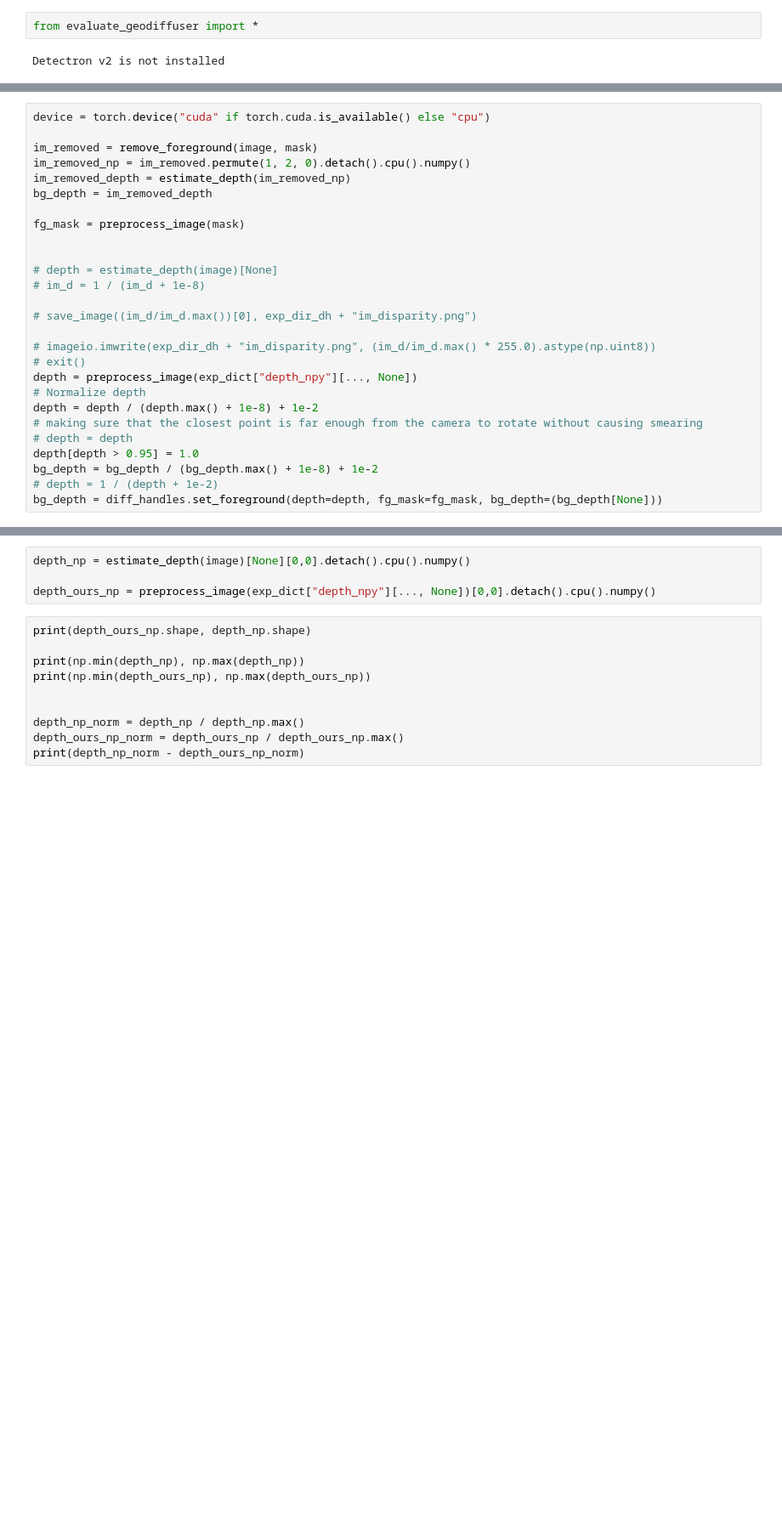
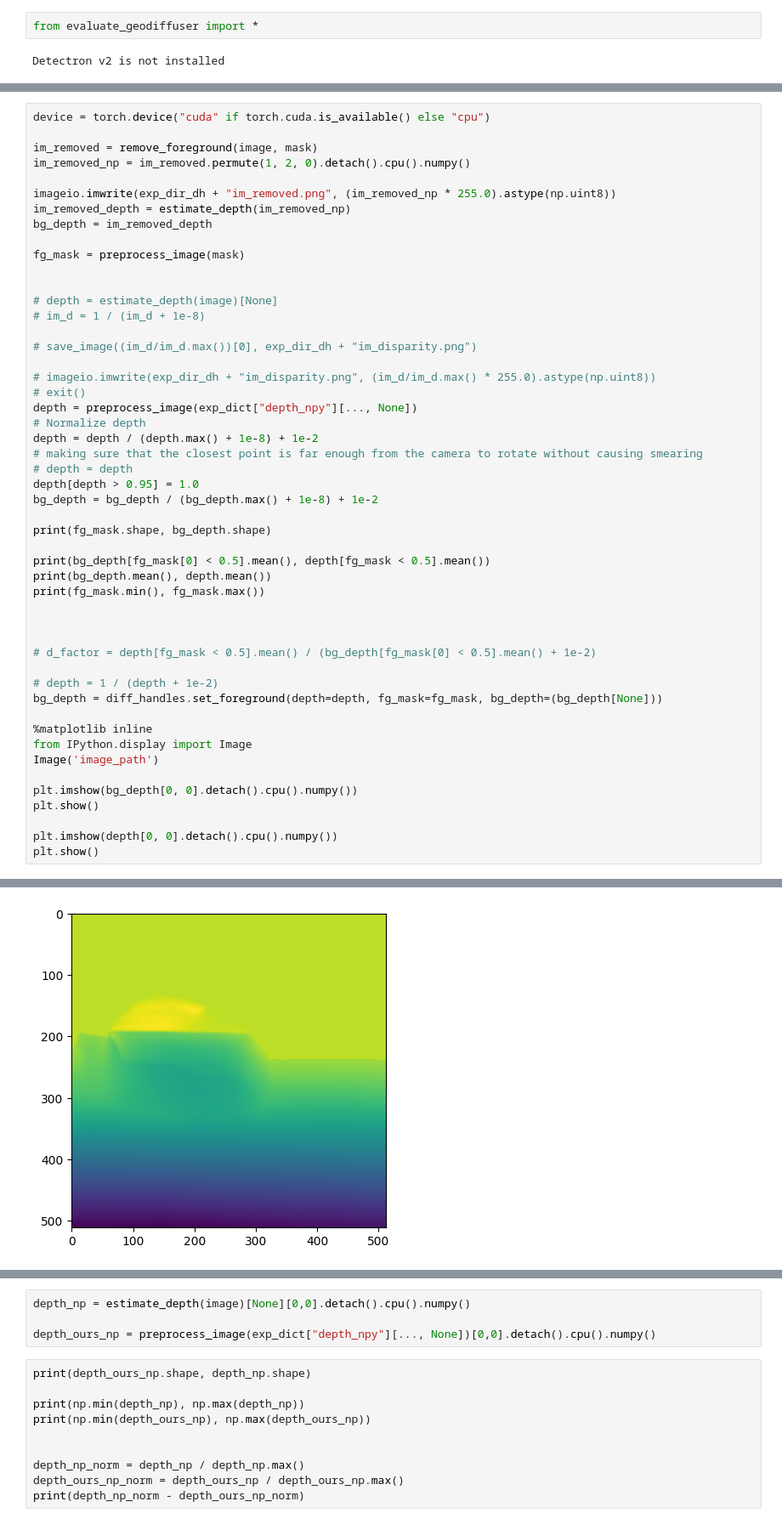
Before and after one commit to RahulSajnani/GeoDiffuser, a Jupyter notebook: Evaluation/DiffusionHandles/evaluate_geodiffuser.ipynb, the cells around one changed output, grey strips where cells are left out. Shown at 85% size. Drawn from its saved outputs; the diff is of its cells as text; blank space fills up the shorter version.

```diff
--- a/Evaluation/DiffusionHandles/evaluate_geodiffuser.ipynb
+++ b/Evaluation/DiffusionHandles/evaluate_geodiffuser.ipynb
@@ -26,6 +35,8 @@ device = torch.device("cuda" if torch.cuda.is_available() else "cpu")
 
 im_removed = remove_foreground(image, mask)
 im_removed_np = im_removed.permute(1, 2, 0).detach().cpu().numpy()
+
+imageio.imwrite(exp_dir_dh + "im_removed.png", (im_removed_np * 255.0).astype(np.uint8))
 im_removed_depth = estimate_depth(im_removed_np)
 bg_depth = im_removed_depth
 
@@ -46,5 +57,27 @@ depth = depth / (depth.max() + 1e-8) + 1e-2
 # depth = depth
 depth[depth > 0.95] = 1.0
 bg_depth = bg_depth / (bg_depth.max() + 1e-8) + 1e-2
+
+print(fg_mask.shape, bg_depth.shape)
+
+print(bg_depth[fg_mask[0] < 0.5].mean(), depth[fg_mask < 0.5].mean())
+print(bg_depth.mean(), depth.mean())
+print(fg_mask.min(), fg_mask.max())
+
+
+
+# d_factor = depth[fg_mask < 0.5].mean() / (bg_depth[fg_mask[0] < 0.5].mean() + 1e-2)
+
 # depth = 1 / (depth + 1e-2)
 bg_depth = diff_handles.set_foreground(depth=depth, fg_mask=fg_mask, bg_depth=(bg_depth[None]))
+
+%matplotlib inline
+from IPython.display import Image
+Image('image_path')
+
+plt.imshow(bg_depth[0, 0].detach().cpu().numpy())
+plt.show()
+
+plt.imshow(depth[0, 0].detach().cpu().numpy())
+plt.show()
+# %% [output]
@@ -50,0 +89 @@ bg_depth = diff_handles.set_foreground(depth=depth, fg_mask=fg_mask, bg_depth=(b
+[figure, added]
```
Also changed, not shown: parts of 8 cells of this notebook, 4 other files.
